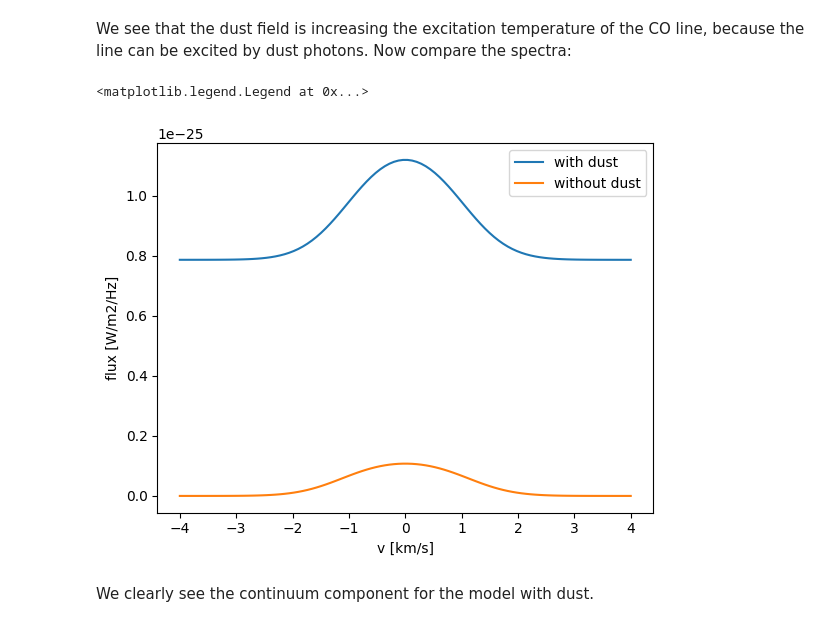
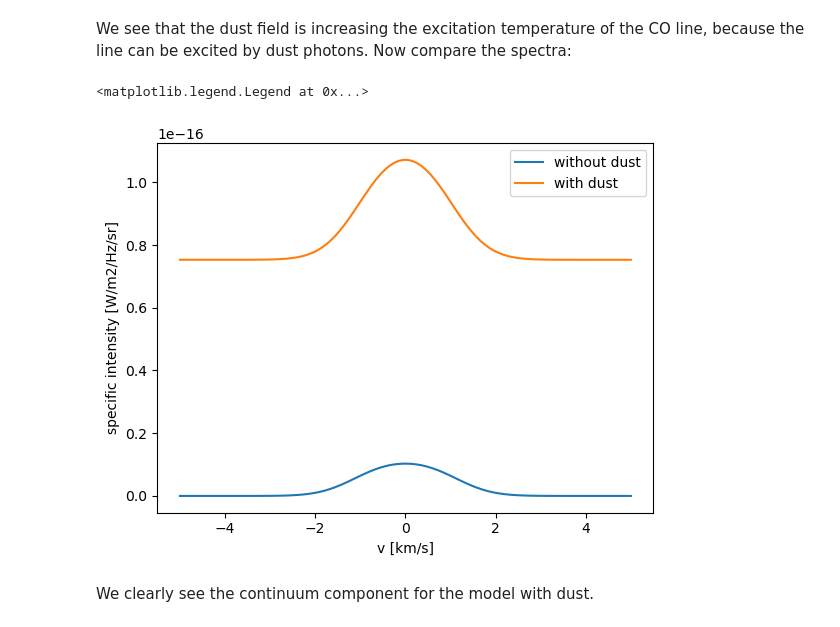
Before and after one commit to gica3618/pythonradex, a Jupyter notebook: docs/notebooks/continuum_effects.ipynb, the cells around one changed output. Saved outputs shown, nothing was run; the diff lists cells and outputs as text; code cells hidden in the pictures.

```diff
--- a/docs/notebooks/continuum_effects.ipynb
+++ b/docs/notebooks/continuum_effects.ipynb
@@ -58,10 +58,8 @@ We also calculate the spectrum:
 # %%
-v = np.linspace(-2*width_v,2*width_v,100)
+v = np.linspace(-2.5*width_v,2.5*width_v,100)
 #convert velocity to frequency by using the rest frequency:
 nu = source.emitting_molecule.nu0[ref_line_index] * (1-v/constants.c)
-#arbitrary example value for solid angle
-solid_angle = (100*constants.au)**2/(15*constants.parsec)**2
-spectrum_without_dust = source.spectrum(solid_angle=solid_angle,nu=nu)
+specific_intensity_without_dust = source.spectrum(output_type="specific intensity",nu=nu)
 # %% [markdown]
 Now do a calculation with dust, for comparison. Consider an optically thin dust field.
 # %%
@@ -70,7 +68,7 @@ tau_dust = 0.05
 source.update_parameters(T_dust=T_dust,tau_dust=tau_dust)
 source.solve_radiative_transfer()
 print_results()
-spectrum_with_dust = source.spectrum(solid_angle=solid_angle,nu=nu)
+specific_intensity_with_dust = source.spectrum(output_type="specific intensity",nu=nu)
 # %% [output]
 Tex = 12
 tau_nu0 = 0.5484
@@ -79,14 +77,14 @@ We see that the dust field is increasing the excitation temperature of the CO li
 Now compare the spectra:
 # %%
 fig,ax = plt.subplots()
-ax.plot(v/constants.kilo,spectrum_with_dust,label='with dust')
-ax.plot(v/constants.kilo,spectrum_without_dust,label='without dust')
+ax.plot(v/constants.kilo,specific_intensity_without_dust,label='without dust')
+ax.plot(v/constants.kilo,specific_intensity_with_dust,label='with dust')
 ax.set_xlabel('v [km/s]')
-ax.set_ylabel('flux [W/m2/Hz]')
+ax.set_ylabel('specific intensity [W/m2/Hz/sr]')
 ax.legend(loc='best')
 # %% [output]
 <matplotlib.legend.Legend at 0x...>
-[figure, old version]
+[figure, new version]
 # %% [markdown]
 We clearly see the continuum component for the model with dust.
 # %% [markdown]
```
Also changed, not shown: parts of 12 cells of this notebook, 25 other files.
